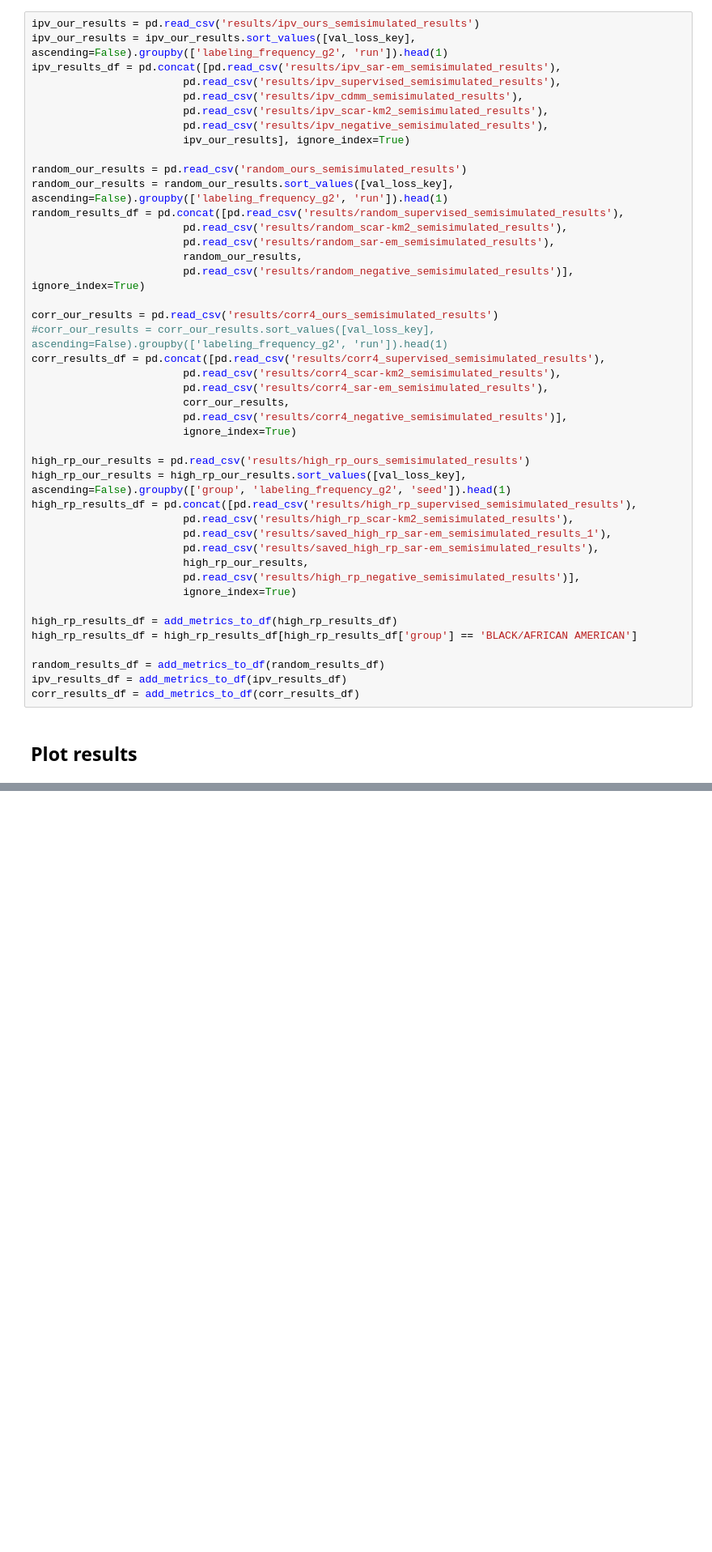
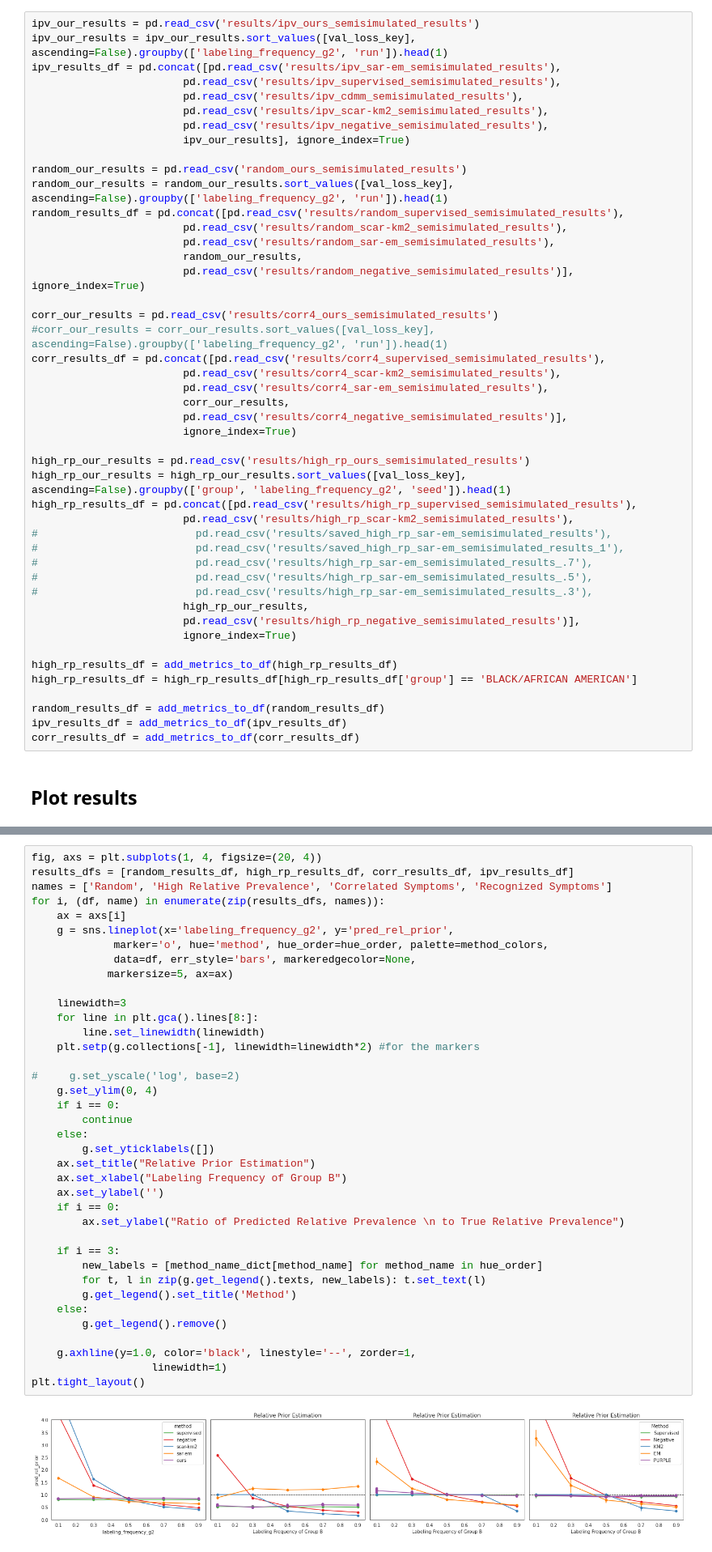
Before and after one commit to epierson9/invisible-conditions, a Jupyter notebook: relative_prevalence_benchmark/Figure 3 - Semi-Synthetic Results.ipynb, the cells around one changed output, grey strips where cells are left out. Shown: that part at 81% size. Drawn from its saved outputs; the diff is of its cells as text; blank space fills up the shorter version.

```diff
--- a/relative_prevalence_benchmark/Figure 3 - Semi-Synthetic Results.ipynb
+++ b/relative_prevalence_benchmark/Figure 3 - Semi-Synthetic Results.ipynb
@@ -74,8 +71,11 @@ high_rp_our_results = pd.read_csv('results/high_rp_ours_semisimulated_results')
 high_rp_our_results = high_rp_our_results.sort_values([val_loss_key], ascending=False).groupby(['group', 'labeling_frequency_g2', 'seed']).head(1)
 high_rp_results_df = pd.concat([pd.read_csv('results/high_rp_supervised_semisimulated_results'),
                         pd.read_csv('results/high_rp_scar-km2_semisimulated_results'),
-                        pd.read_csv('results/saved_high_rp_sar-em_semisimulated_results_1'),
-                        pd.read_csv('results/saved_high_rp_sar-em_semisimulated_results'),
+#                         pd.read_csv('results/saved_high_rp_sar-em_semisimulated_results'),
+#                         pd.read_csv('results/saved_high_rp_sar-em_semisimulated_results_1'),
+#                         pd.read_csv('results/high_rp_sar-em_semisimulated_results_.7'),
+#                         pd.read_csv('results/high_rp_sar-em_semisimulated_results_.5'),
+#                         pd.read_csv('results/high_rp_sar-em_semisimulated_results_.3'),
                         high_rp_our_results,
                         pd.read_csv('results/high_rp_negative_semisimulated_results')],
                         ignore_index=True)
@@ -132,3 +145,43 @@ plt.savefig(FIG_DIR + 'semisynthetic.pdf', format='pdf', dpi=600)
+# %%
+fig, axs = plt.subplots(1, 4, figsize=(20, 4))
+results_dfs = [random_results_df, high_rp_results_df, corr_results_df, ipv_results_df]
+names = ['Random', 'High Relative Prevalence', 'Correlated Symptoms', 'Recognized Symptoms']
+for i, (df, name) in enumerate(zip(results_dfs, names)):
+    ax = axs[i]
+    g = sns.lineplot(x='labeling_frequency_g2', y='pred_rel_prior',
+             marker='o', hue='method', hue_order=hue_order, palette=method_colors,
+             data=df, err_style='bars', markeredgecolor=None,
+            markersize=5, ax=ax)
+
+    linewidth=3
+    for line in plt.gca().lines[8:]:
+        line.set_linewidth(linewidth)
+    plt.setp(g.collections[-1], linewidth=linewidth*2) #for the markers
+
+#     g.set_yscale('log', base=2)
+    g.set_ylim(0, 4)
+    if i == 0:
+        continue
+    else:
+        g.set_yticklabels([])
+    ax.set_title("Relative Prior Estimation")
+    ax.set_xlabel("Labeling Frequency of Group B")
+    ax.set_ylabel('')
+    if i == 0:
+        ax.set_ylabel("Ratio of Predicted Relative Prevalence \n to True Relative Prevalence")
+
+    if i == 3:
+        new_labels = [method_name_dict[method_name] for method_name in hue_order]
+        for t, l in zip(g.get_legend().texts, new_labels): t.set_text(l)
+        g.get_legend().set_title('Method')
+    else:
+        g.get_legend().remove()
+
+    g.axhline(y=1.0, color='black', linestyle='--', zorder=1,
+                   linewidth=1)
+plt.tight_layout()
+# %% [output]
+[figure, added]
 # %% [markdown]
 # Statistical test
 # %%
```
Also changed, not shown: parts of 3 cells of this notebook, 7 other files.
